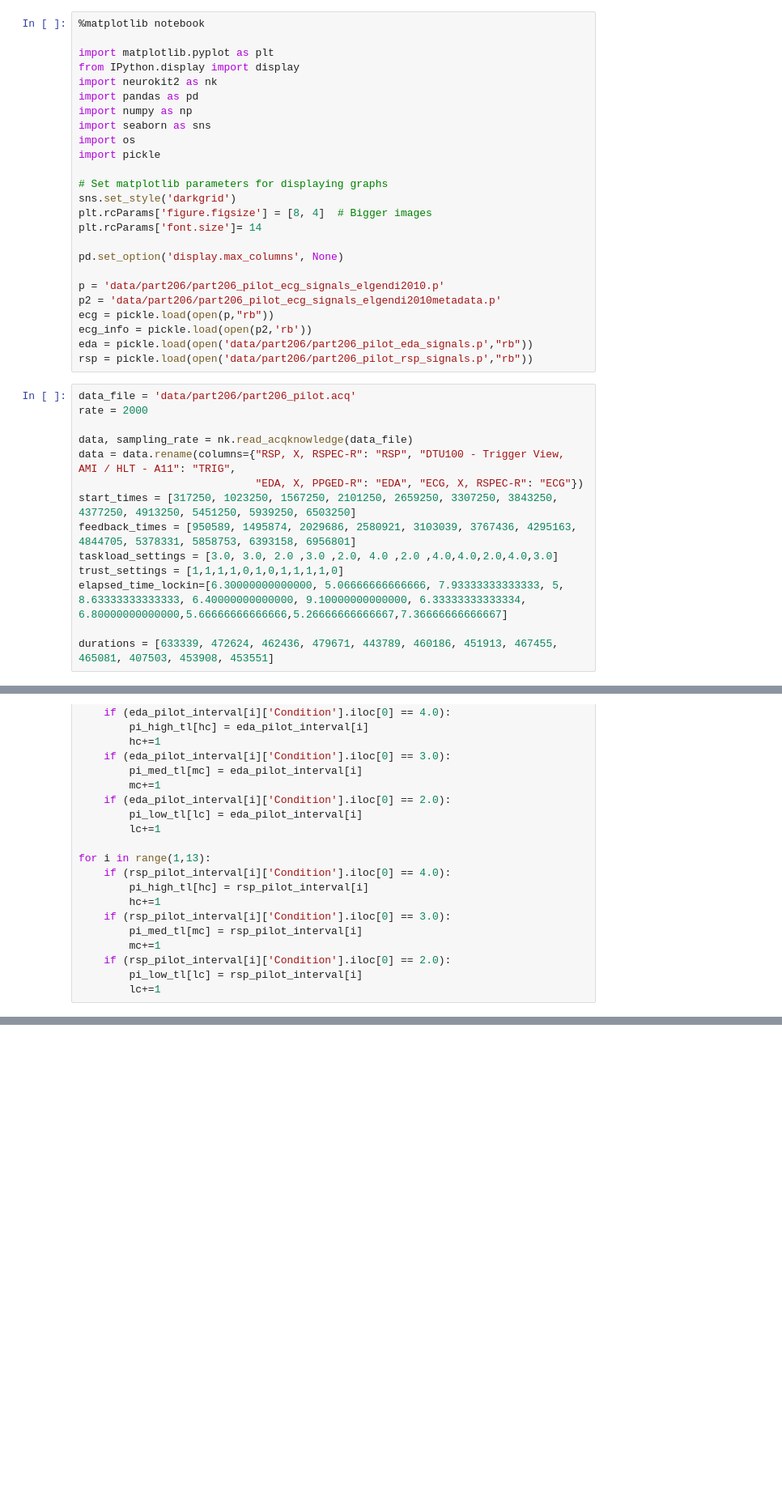
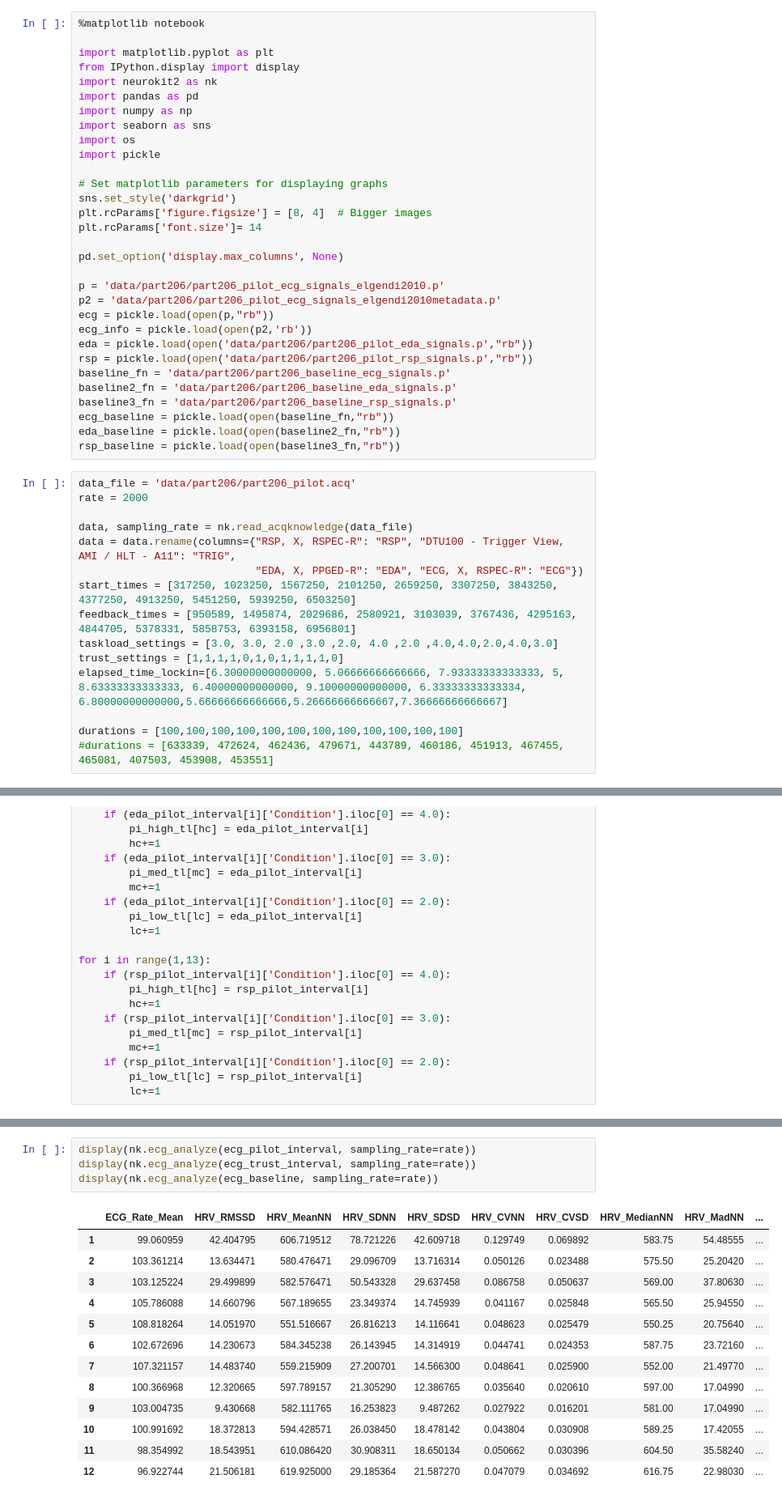
Before and after one commit to johnnyzhang295/HOME, a Jupyter notebook: Part206IntervalAnalysis.ipynb, the cells around one changed output, grey strips where cells are left out. Shown at 81% size. Saved outputs shown, nothing was run; the diff lists cells and outputs as text; blank space fills up the shorter version.

Commit message:
Add comparisons to baseline

```diff
--- a/Part206IntervalAnalysis.ipynb
+++ b/Part206IntervalAnalysis.ipynb
@@ -23,6 +23,12 @@ ecg = pickle.load(open(p,"rb"))
 ecg_info = pickle.load(open(p2,'rb'))
 eda = pickle.load(open('data/part206/part206_pilot_eda_signals.p',"rb"))
 rsp = pickle.load(open('data/part206/part206_pilot_rsp_signals.p',"rb"))
+baseline_fn = 'data/part206/part206_baseline_ecg_signals.p'
+baseline2_fn = 'data/part206/part206_baseline_eda_signals.p'
+baseline3_fn = 'data/part206/part206_baseline_rsp_signals.p'
+ecg_baseline = pickle.load(open(baseline_fn,"rb"))
+eda_baseline = pickle.load(open(baseline2_fn,"rb"))
+rsp_baseline = pickle.load(open(baseline3_fn,"rb"))
 # %%
 data_file = 'data/part206/part206_pilot.acq'
 rate = 2000
@@ -36,7 +42,8 @@ taskload_settings = [3.0, 3.0, 2.0 ,3.0 ,2.0, 4.0 ,2.0 ,4.0,4.0,2.0,4.0,3.0]
 trust_settings = [1,1,1,1,0,1,0,1,1,1,1,0]
 elapsed_time_lockin=[6.30000000000000, 5.06666666666666, 7.93333333333333, 5, 8.63333333333333, 6.40000000000000, 9.10000000000000, 6.33333333333334, 6.80000000000000,5.66666666666666,5.26666666666667,7.36666666666667]
 
-durations = [633339, 472624, 462436, 479671, 443789, 460186, 451913, 467455, 465081, 407503, 453908, 453551]
+durations = [100,100,100,100,100,100,100,100,100,100,100,100]
+#durations = [633339, 472624, 462436, 479671, 443789, 460186, 451913, 467455, 465081, 407503, 453908, 453551]
 # %%
 events = {}
 events['onset'] = start_times
@@ -102,0 +150,18 @@ for i in range(1,13):
+# %%
+display(nk.ecg_analyze(ecg_pilot_interval, sampling_rate=rate))
+display(nk.ecg_analyze(ecg_trust_interval, sampling_rate=rate))
+display(nk.ecg_analyze(ecg_baseline, sampling_rate=rate))
+# %% [output]
+|  | ECG_Rate_Mean | HRV_RMSSD | HRV_MeanNN | HRV_SDNN | HRV_SDSD | HRV_CVNN | HRV_CVSD | HRV_MedianNN | HRV_MadNN | ... |
+| 1 | 99.060959 | 42.404795 | 606.719512 | 78.721226 | 42.609718 | 0.129749 | 0.069892 | 583.75 | 54.48555 | ... |
+| 2 | 103.361214 | 13.634471 | 580.476471 | 29.096709 | 13.716314 | 0.050126 | 0.023488 | 575.50 | 25.20420 | ... |
+| 3 | 103.125224 | 29.499899 | 582.576471 | 50.543328 | 29.637458 | 0.086758 | 0.050637 | 569.00 | 37.80630 | ... |
+| 4 | 105.786088 | 14.660796 | 567.189655 | 23.349374 | 14.745939 | 0.041167 | 0.025848 | 565.50 | 25.94550 | ... |
+| 5 | 108.818264 | 14.051970 | 551.516667 | 26.816213 | 14.116641 | 0.048623 | 0.025479 | 550.25 | 20.75640 | ... |
+| 6 | 102.672696 | 14.230673 | 584.345238 | 26.143945 | 14.314919 | 0.044741 | 0.024353 | 587.75 | 23.72160 | ... |
+| 7 | 107.321157 | 14.483740 | 559.215909 | 27.200701 | 14.566300 | 0.048641 | 0.025900 | 552.00 | 21.49770 | ... |
+| 8 | 100.366968 | 12.320665 | 597.789157 | 21.305290 | 12.386765 | 0.035640 | 0.020610 | 597.00 | 17.04990 | ... |
+| 9 | 103.004735 | 9.430668 | 582.111765 | 16.253823 | 9.487262 | 0.027922 | 0.016201 | 581.00 | 17.04990 | ... |
+| 10 | 100.991692 | 18.372813 | 594.428571 | 26.038450 | 18.478142 | 0.043804 | 0.030908 | 589.25 | 17.42055 | ... |
+| 11 | 98.354992 | 18.543951 | 610.086420 | 30.908311 | 18.650134 | 0.050662 | 0.030396 | 604.50 | 35.58240 | ... |
+| 12 | 96.922744 | 21.506181 | 619.925000 | 29.185364 | 21.587270 | 0.047079 | 0.034692 | 616.75 | 22.98030 | ... |
```
Also changed, not shown: parts of 8 cells of this notebook.
